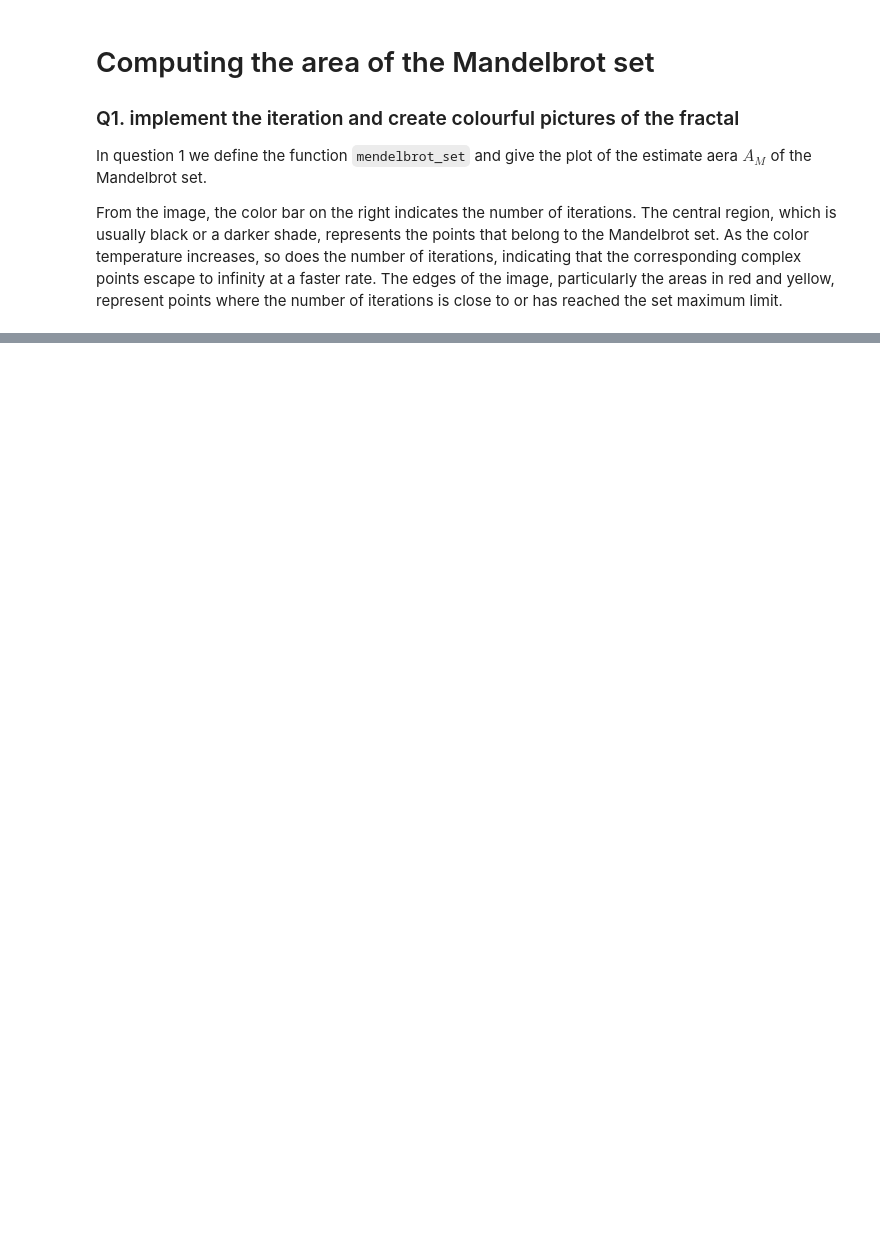
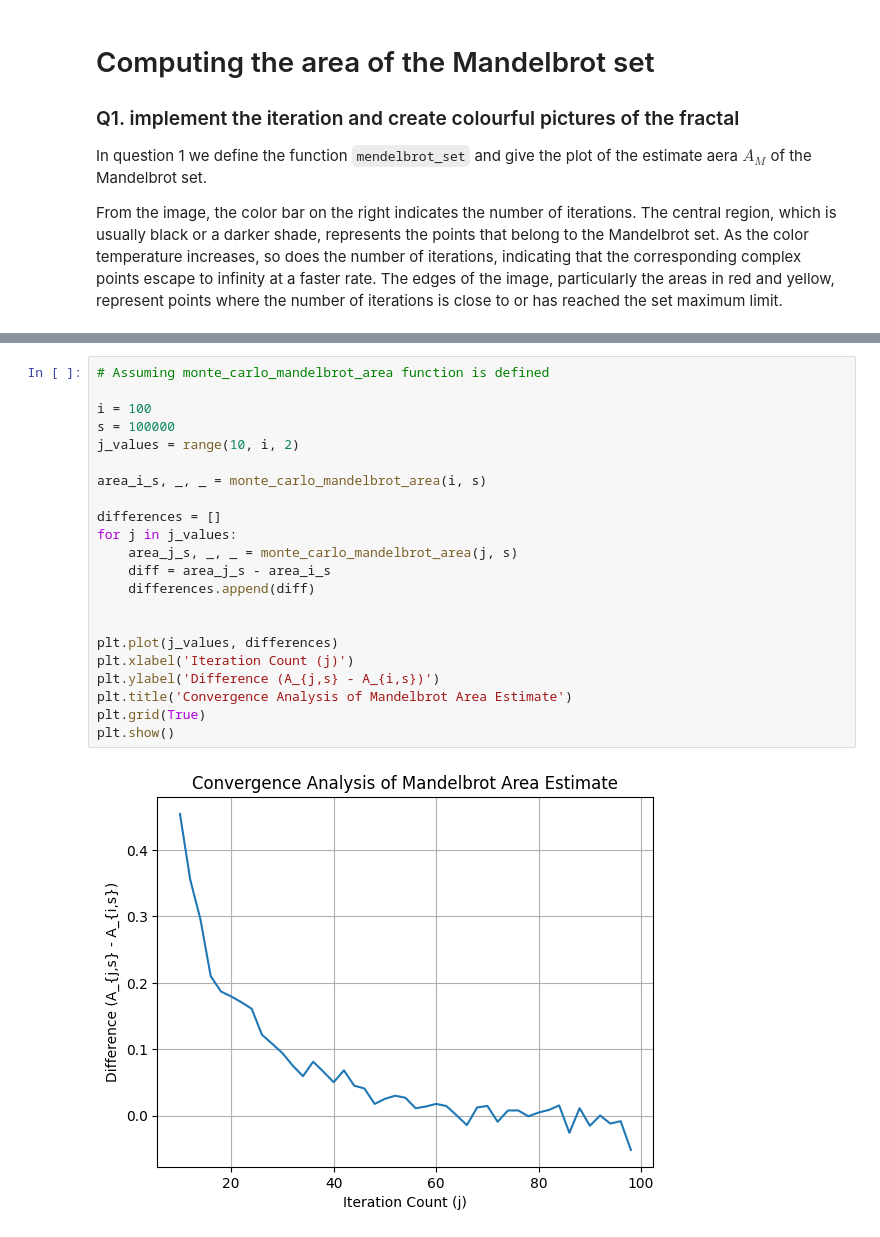
Before and after one commit to jazminli/SS-assignment1, a Jupyter notebook: q1.ipynb, the cells around one changed output, grey strips where cells are left out. Drawn from its saved outputs; the diff is of its cells as text; blank space fills up the shorter version.

```diff
--- a/q1.ipynb
+++ b/q1.ipynb
@@ -189,0 +205,24 @@ plt.show()
+# %%
+# Assuming monte_carlo_mandelbrot_area function is defined
+
+i = 100
+s = 100000
+j_values = range(10, i, 2)
+
+area_i_s, _, _ = monte_carlo_mandelbrot_area(i, s)
+
+differences = []
+for j in j_values:
+    area_j_s, _, _ = monte_carlo_mandelbrot_area(j, s)
+    diff = area_j_s - area_i_s
+    differences.append(diff)
+
+
+plt.plot(j_values, differences)
+plt.xlabel('Iteration Count (j)')
+plt.ylabel('Difference (A_{j,s} - A_{i,s})')
+plt.title('Convergence Analysis of Mandelbrot Area Estimate')
+plt.grid(True)
+plt.show()
+# %% [output]
+[figure, added]
```
Also changed, not shown: parts of 10 cells of this notebook.
